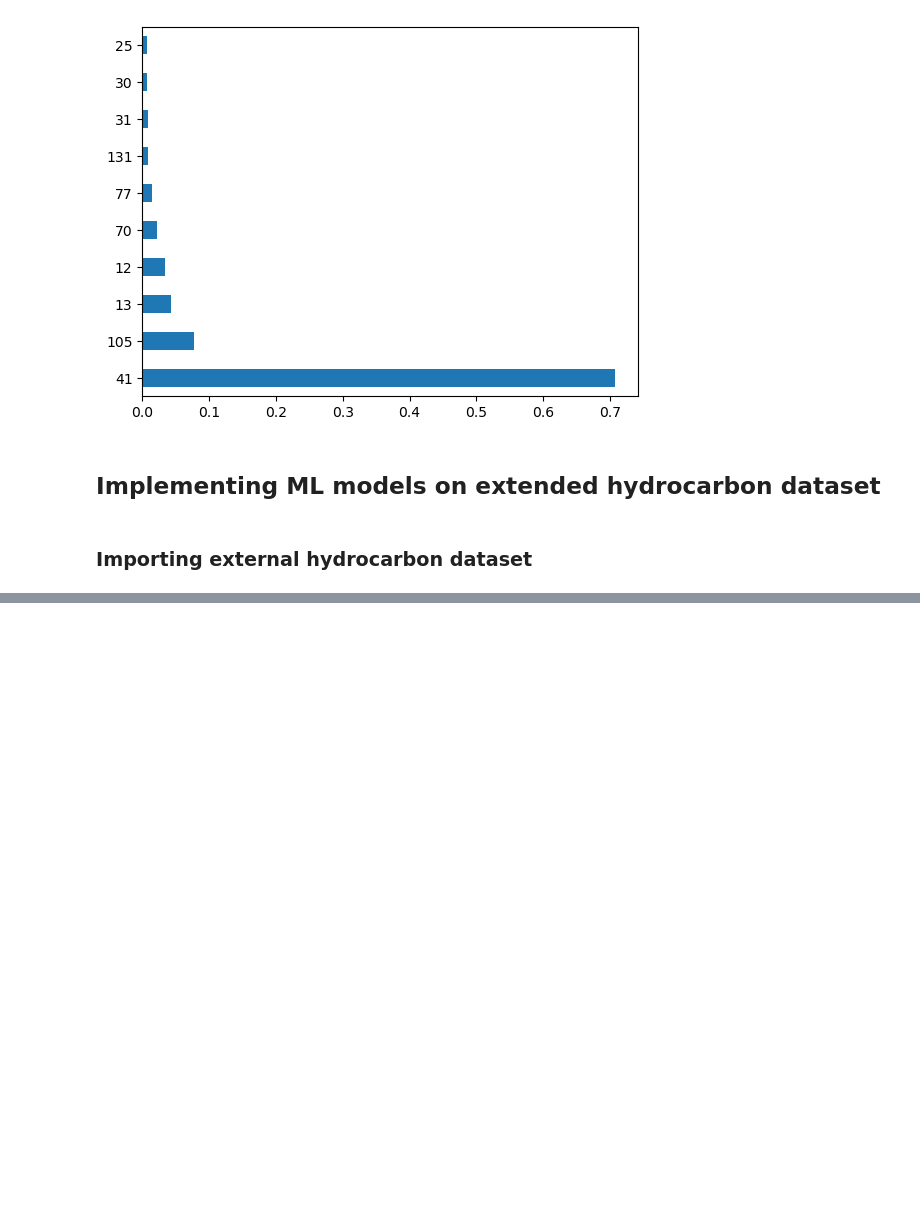
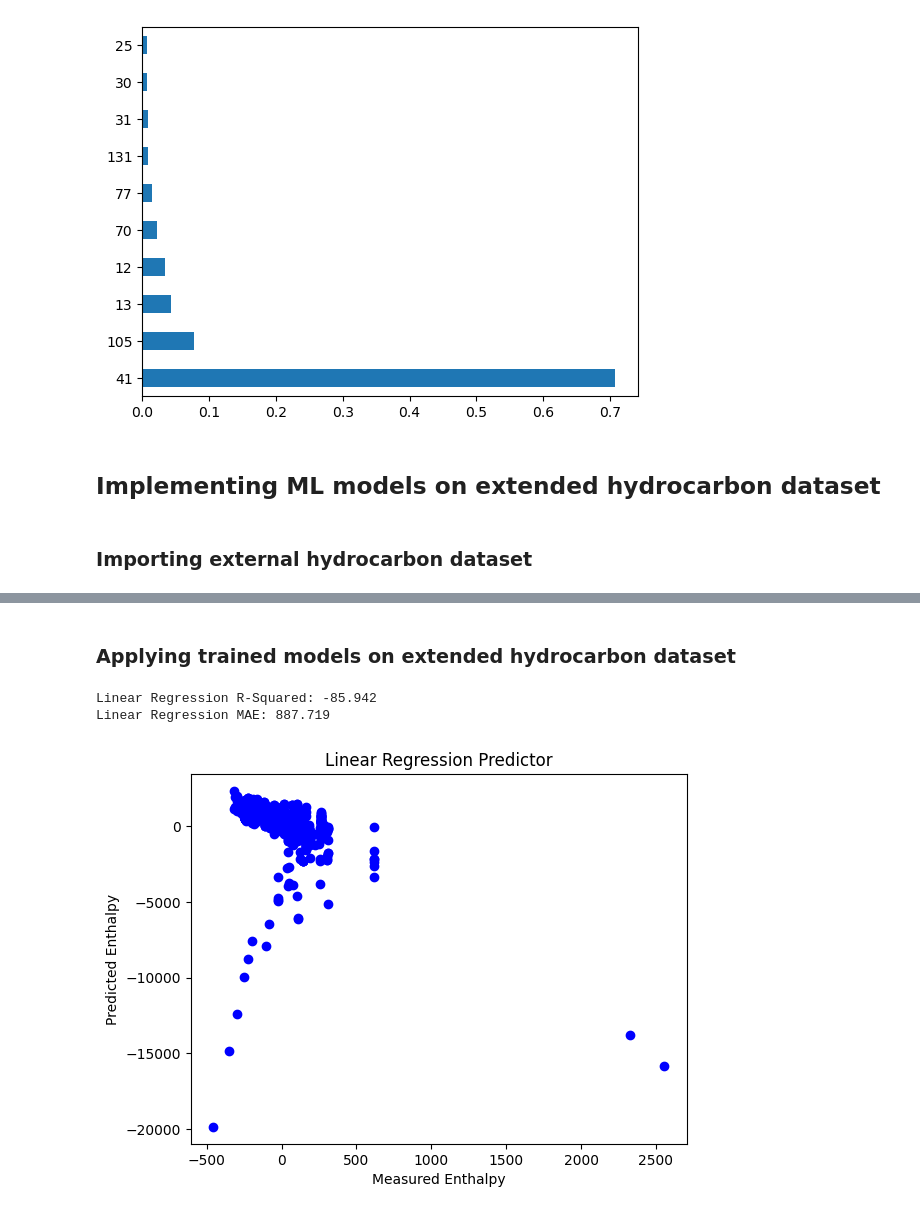
Before and after one commit to tracehhh/NTU-CM4044-ML-Mini-project-2, a Jupyter notebook: CM4044 Project 2.ipynb, the cells around one changed output, grey strips where cells are left out. Drawn from its saved outputs; the diff is of its cells as text; code cells hidden in the pictures; blank space fills up the shorter version.

Commit message:
Block for ML implementation on extended

```diff
--- a/CM4044 Project 2.ipynb
+++ b/CM4044 Project 2.ipynb
@@ -409,0 +422,26 @@ extended_hc.head()
+# %%
+X_ext = np.array(list(extended_hc['Descriptors']))
+Y_ext = extended_hc['Enthalpy'].to_numpy()
+X_ext = st.fit_transform(X_ext)
+# %% [markdown]
+### Applying trained models on extended hydrocarbon dataset
+# %%
+Y_ext_pred_lr = lr.predict(X_ext)
+Y_true = extended_hc['Enthalpy']
+
+#model evaluation
+r2_lr = r2_score(Y_true, Y_ext_pred_lr)
+mae_lr = mean_absolute_error(Y_true, Y_ext_pred_lr)
+print(f"Linear Regression R-Squared: {(r2_lr):.3f}")
+print(f"Linear Regression MAE: {(mae_lr):.3f}")
+
+plt.scatter(Y_true, Y_ext_pred_lr, c='blue')
+plt.title('Linear Regression Predictor')
+plt.xlabel('Measured Enthalpy')
+plt.ylabel('Predicted Enthalpy')
+#plt.savefig('Linear Regression Predictor.png', dpi=300)
+plt.show()
+# %% [output]
+Linear Regression R-Squared: -85.942
+Linear Regression MAE: 887.719
+[figure, added]
```
Also changed, not shown: parts of 3 cells of this notebook, 1 other file.
